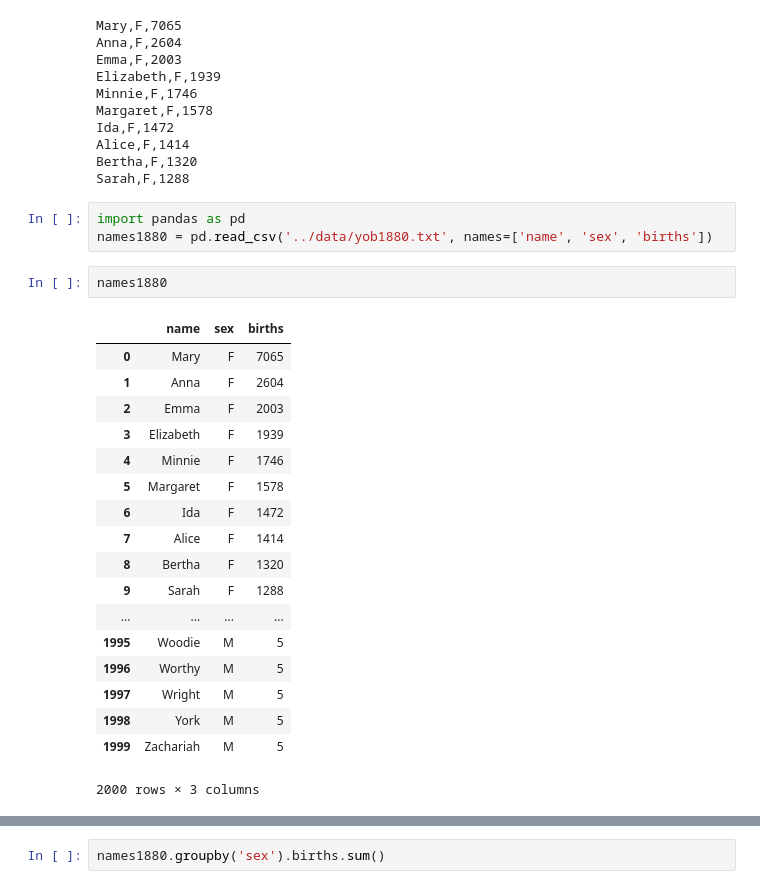
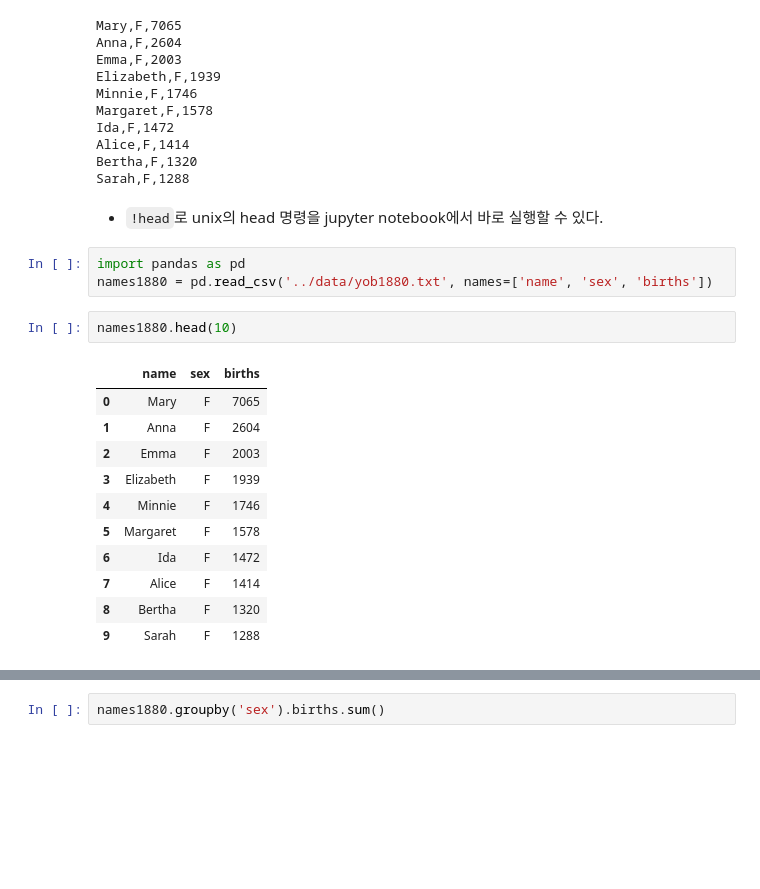
Before and after one commit to angelxtry/PyDataSc, a Jupyter notebook: PyForDA/ch02/babynames.ipynb, the cells around one changed output, grey strips where cells are left out. Saved outputs shown, nothing was run; the diff lists cells and outputs as text; blank space fills up the shorter version.

```diff
--- a/PyForDA/ch02/babynames.ipynb
+++ b/PyForDA/ch02/babynames.ipynb
@@ -11,27 +11,22 @@ Ida,F,1472
 Alice,F,1414
 Bertha,F,1320
 Sarah,F,1288
+# %% [markdown]
+* `!head`로 unix의 head 명령을 jupyter notebook에서 바로 실행할 수 있다.
 # %%
 import pandas as pd
 names1880 = pd.read_csv('../data/yob1880.txt', names=['name', 'sex', 'births'])
 # %%
-names1880
+names1880.head(10)
 # %% [output]
 |  | name | sex | births |
 | 0 | Mary | F | 7065 |
 | 1 | Anna | F | 2604 |
 | 2 | Emma | F | 2003 |
 | 3 | Elizabeth | F | 1939 |
 | 4 | Minnie | F | 1746 |
 | 5 | Margaret | F | 1578 |
 | 6 | Ida | F | 1472 |
 | 7 | Alice | F | 1414 |
 | 8 | Bertha | F | 1320 |
 | 9 | Sarah | F | 1288 |
-| ... | ... | ... | ... |
-| 1995 | Woodie | M | 5 |
-| 1996 | Worthy | M | 5 |
-| 1997 | Wright | M | 5 |
-| 1998 | York | M | 5 |
-| 1999 | Zachariah | M | 5 |
-2000 rows × 3 columns
```
Also changed, not shown: parts of 7 cells of this notebook.
